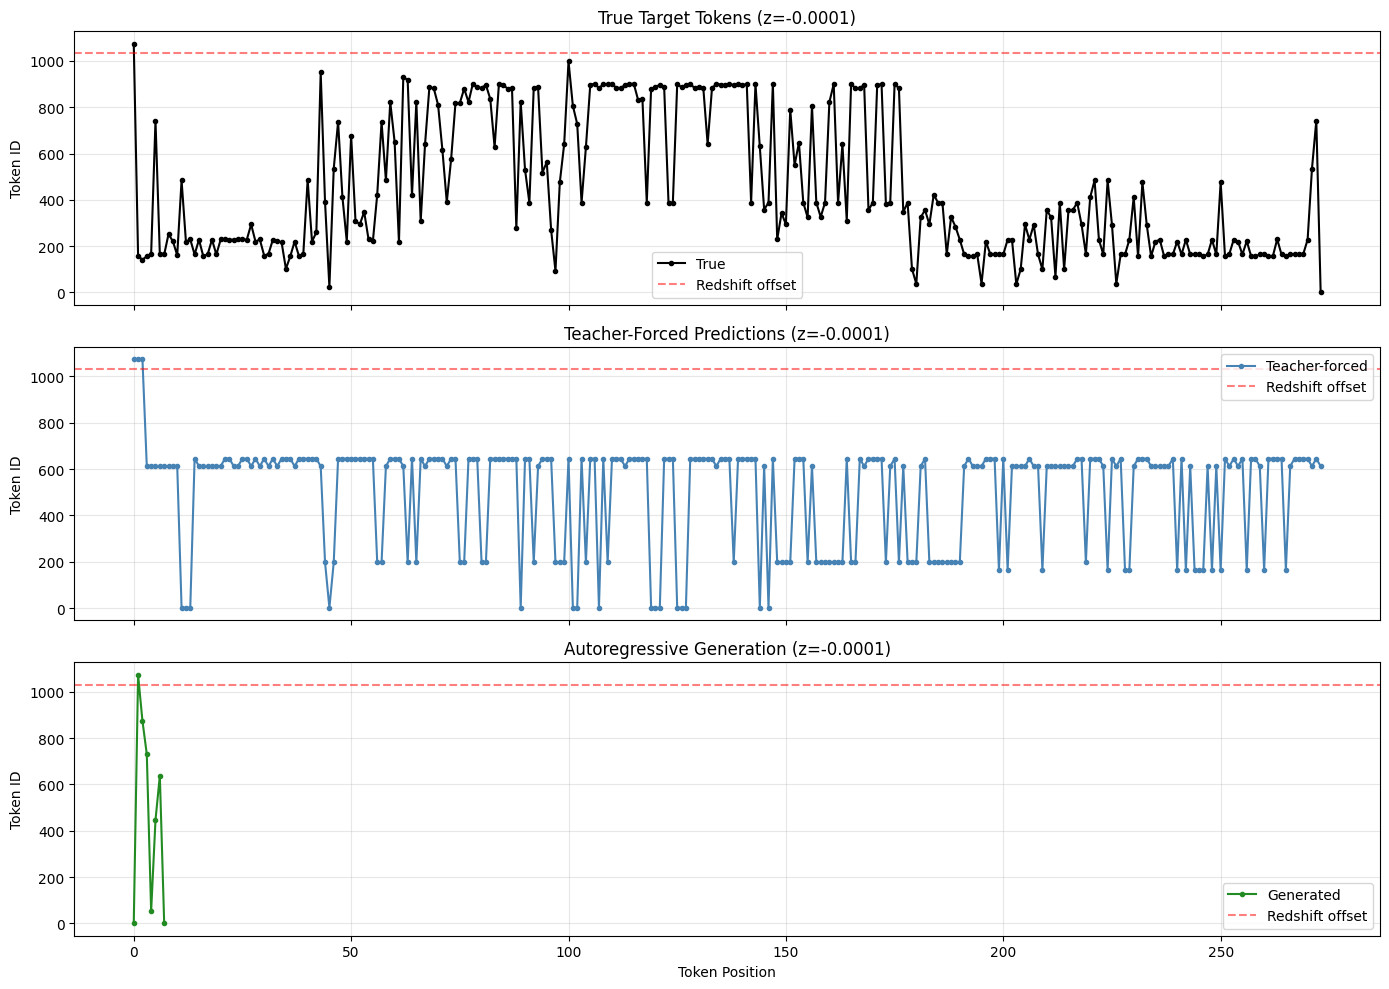
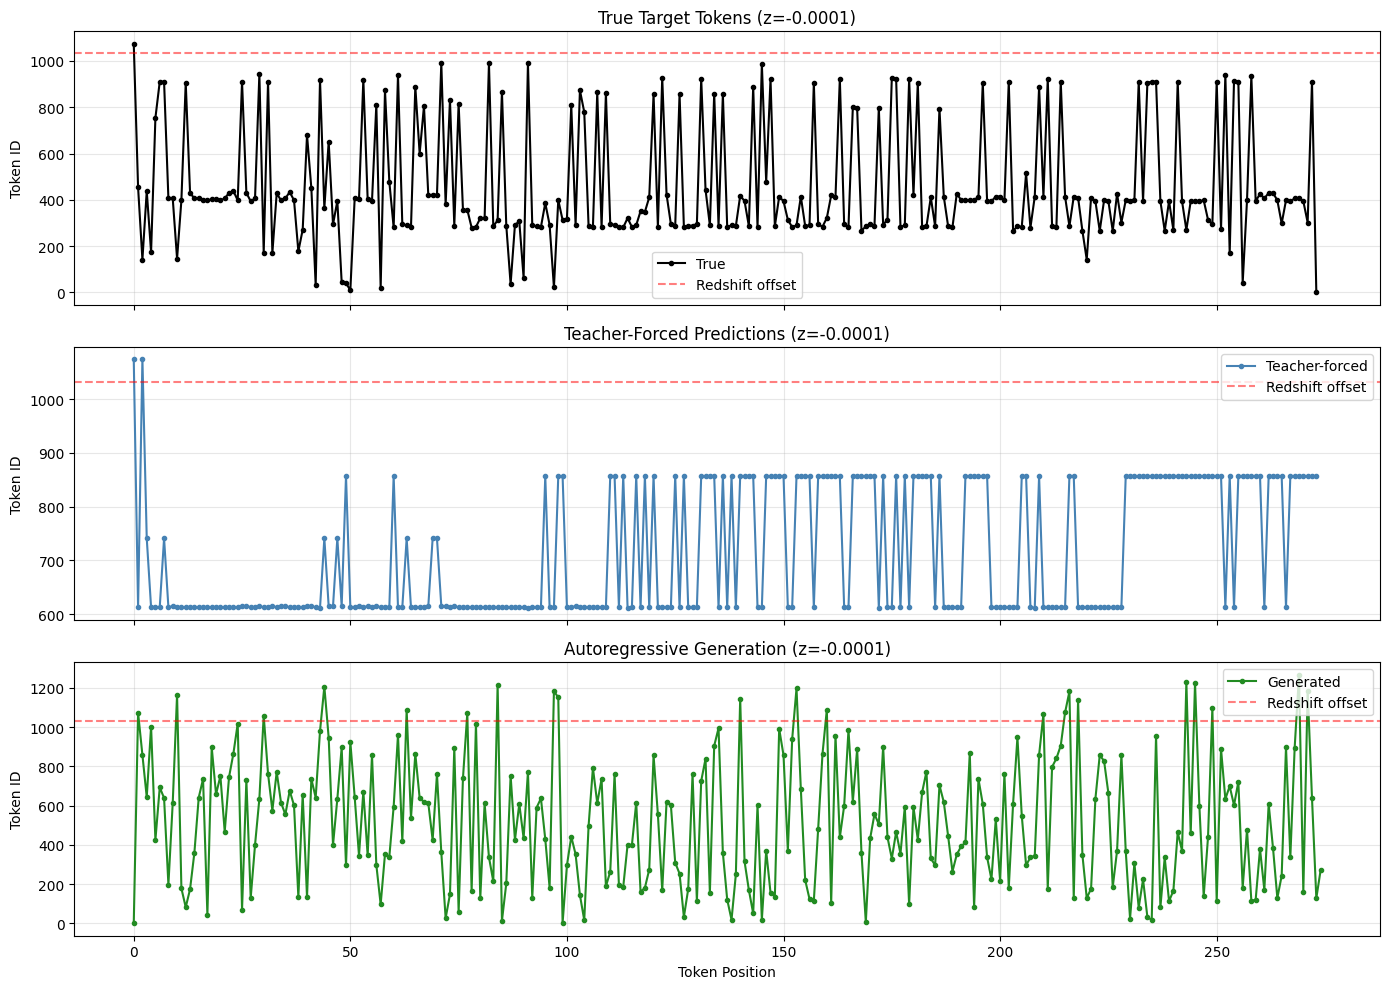
Unified diff of the notebook cell whose output changed from the first chart to the second:
--- before
+++ after
@@ -28,5 +28,5 @@
 ax.set_xlabel('Token Position')
 ax.set_ylabel('Token ID')
-ax.set_title(f'Autoregressive Generation (z={gen_z:.4f})')
+ax.set_title(f'Autoregressive Generation (z={gen_z:.4f})' if gen_z is not None else 'Autoregressive Generation (z=None)')
 ax.legend()
 ax.grid(True, alpha=0.3)

Commit: feat: add true vs generated spectrum reconstruction plot to notebook